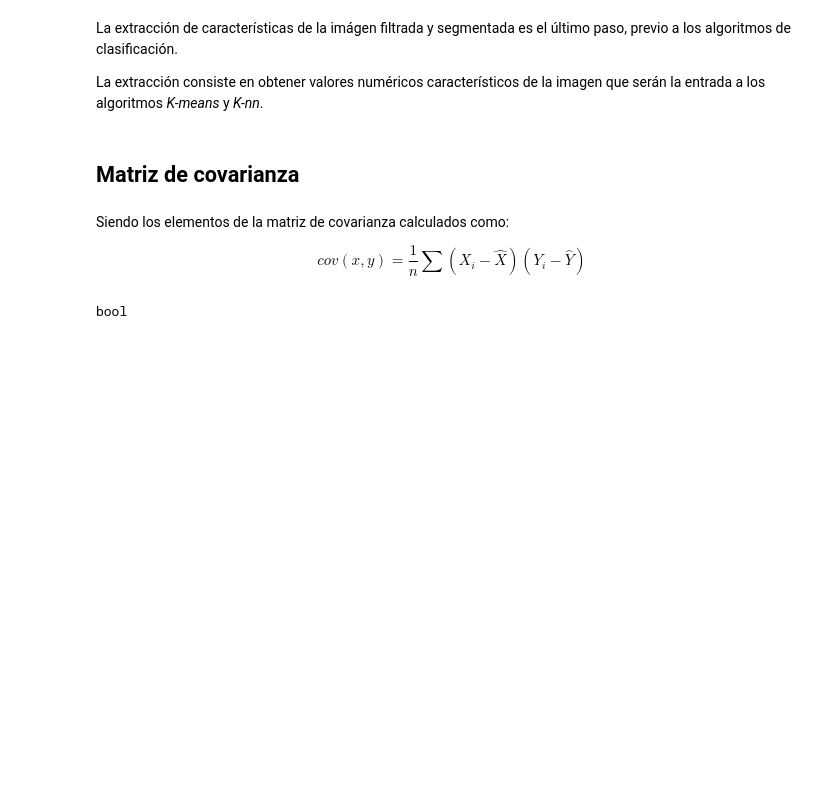
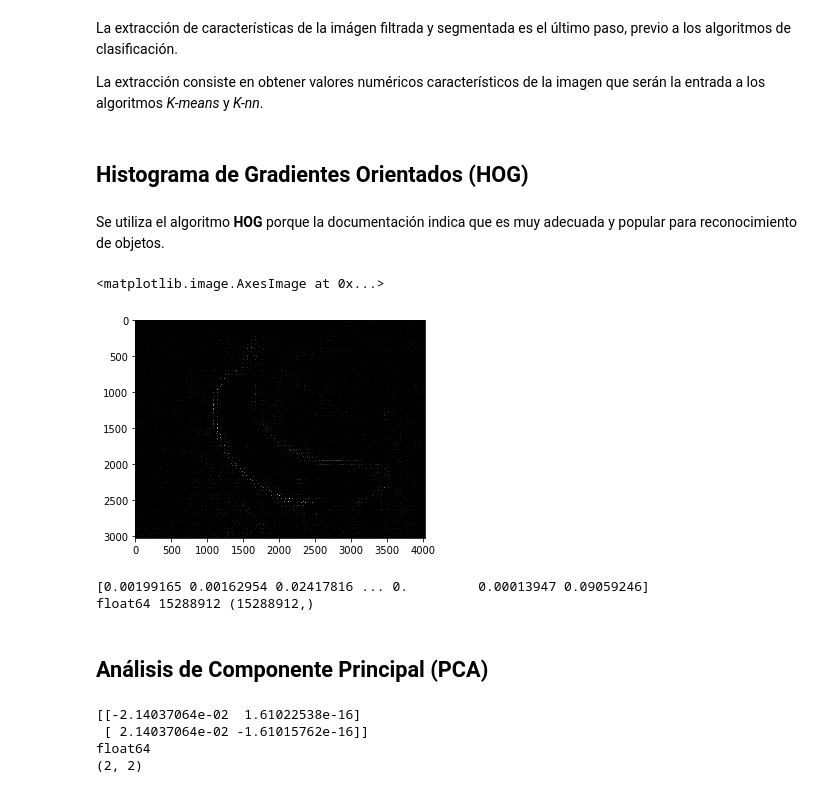
Before and after one commit to gonzafernan/fruit-classifier, a Jupyter notebook: 04-extraccion.ipynb, the cells around one changed output. Drawn from its saved outputs; the diff is of its cells as text; code cells hidden in the pictures; blank space fills up the shorter version.

```diff
--- a/04-extraccion.ipynb
+++ b/04-extraccion.ipynb
@@ -38,15 +38,25 @@ ax.imshow(bf)
 La extracción de características de la imágen filtrada y segmentada es el último paso, previo a los algoritmos de clasificación.
 
 La extracción consiste en obtener valores numéricos característicos de la imagen que serán la entrada a los algoritmos _K-means_ y _K-nn_.
-# %% [markdown]
-## Matriz de covarianza
-# %% [markdown]
-Siendo los elementos de la matriz de covarianza calculados como:
-
-$$
-cov(x, y) = \frac{1}{n}\sum (X_{i}-\hat{X})(Y_{i}-\hat{Y})
-$$
-# %%
-print(bf.dtype)
-# %% [output]
-bool
+# %% [markdown]
+## Histograma de Gradientes Orientados (HOG)
+# %% [markdown]
+Se utiliza el algoritmo **HOG** porque la documentación indica que es muy adecuada y popular para reconocimiento de objetos.
+# %%
+from skimage.feature import hog
+
+features, hog_img = hog(bc1, visualize=True)
+
+f, ax = plt.subplots()
+ax.imshow(hog_img)
+# %% [output]
+<matplotlib.image.AxesImage at 0x...>
+[figure, added]
+# %%
+print(features)
+print(features.dtype, features.size, features.shape)
+# %% [output]
+[0.00199165 0.00162954 0.02417816 ... 0.         0.00013947 0.09059246]
+float64 15288912 (15288912,)
+# %% [markdown]
+## Análisis de Componente Principal (PCA)
@@ -52,0 +72,9 @@ bool
+# %%
+print(pf)
+print(pf.dtype)
+print(pf.shape)
+# %% [output]
+[[-2.14037064e-02  1.61022538e-16]
+ [ 2.14037064e-02 -1.61015762e-16]]
+float64
+(2, 2)
```
Also changed, not shown: parts of 1 cell of this notebook, 29 other files.
